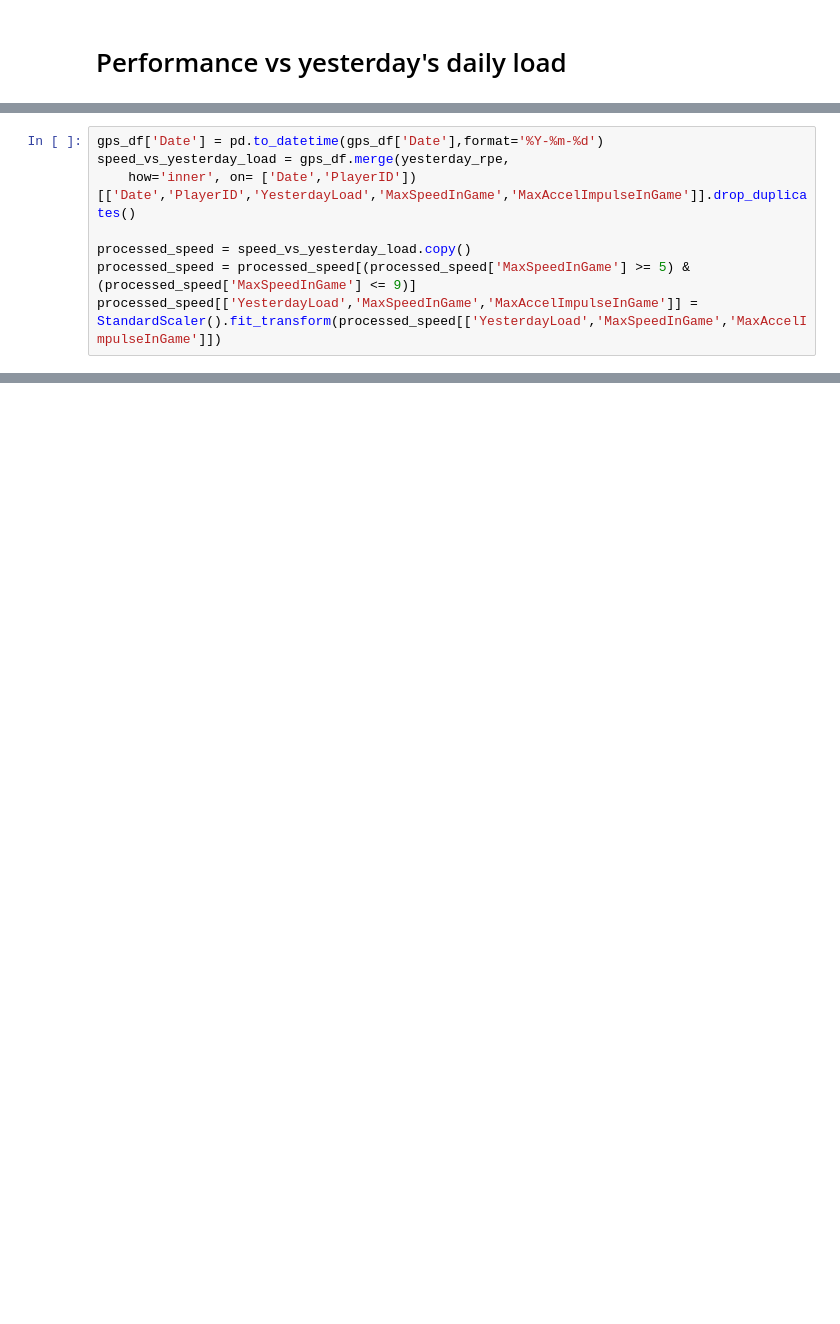
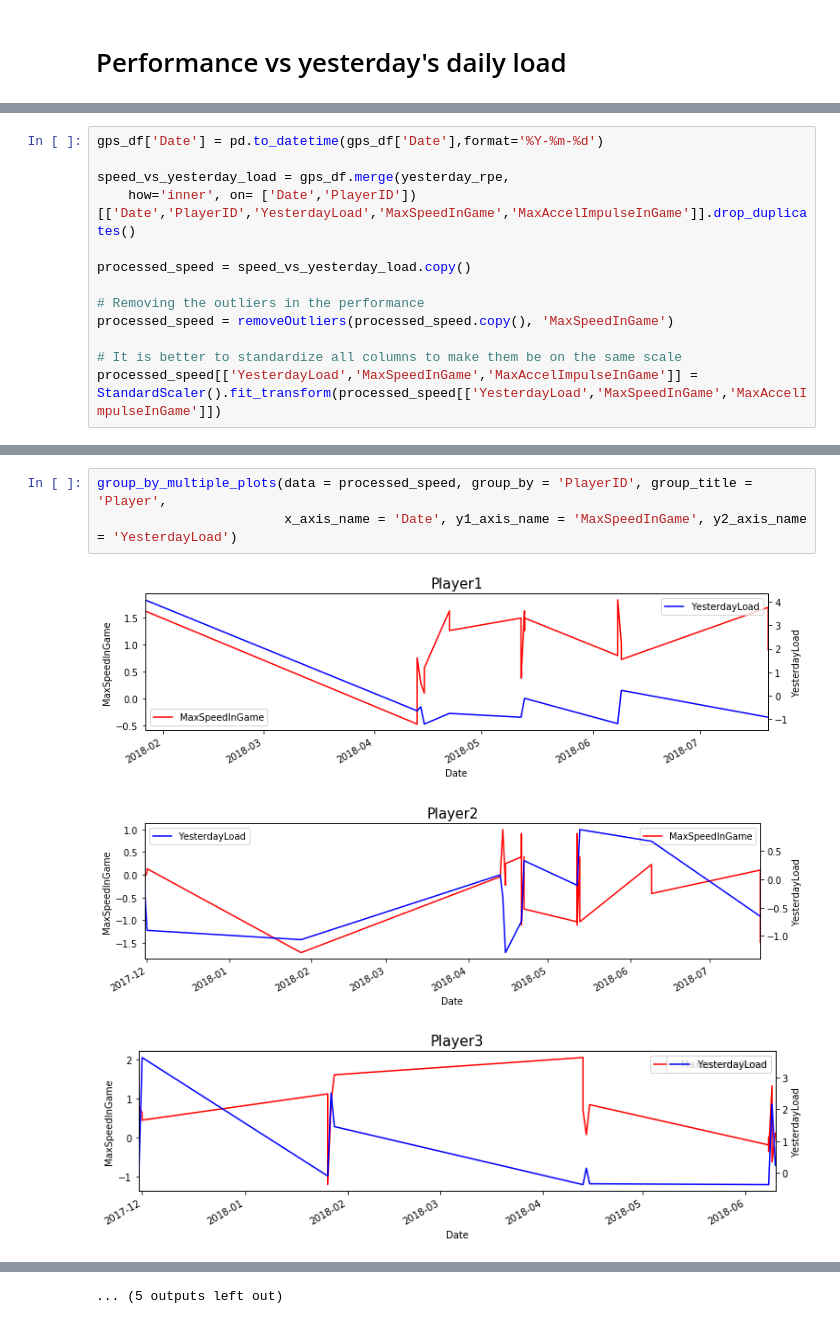
Before and after one commit to JoeRoussy/sta2453-project-1, a Jupyter notebook: yesterdays_load_vs_performance_and_wellness.ipynb, the cells around one changed output, grey strips where cells are left out. Saved outputs shown, nothing was run; the diff lists cells and outputs as text; blank space fills up the shorter version.

```diff
--- a/yesterdays_load_vs_performance_and_wellness.ipynb
+++ b/yesterdays_load_vs_performance_and_wellness.ipynb
@@ -357,8 +315,13 @@ processed_wellness['YesterdayLoad'].hist()
 # %%
 gps_df['Date'] = pd.to_datetime(gps_df['Date'],format='%Y-%m-%d')
+
 speed_vs_yesterday_load = gps_df.merge(yesterday_rpe,
     how='inner', on= ['Date','PlayerID'])[['Date','PlayerID','YesterdayLoad','MaxSpeedInGame','MaxAccelImpulseInGame']].drop_duplicates()
 
 processed_speed = speed_vs_yesterday_load.copy()
-processed_speed = processed_speed[(processed_speed['MaxSpeedInGame'] >= 5) & (processed_speed['MaxSpeedInGame'] <= 9)]
+
+# Removing the outliers in the performance
+processed_speed = removeOutliers(processed_speed.copy(), 'MaxSpeedInGame')
+
+# It is better to standardize all columns to make them be on the same scale
 processed_speed[['YesterdayLoad','MaxSpeedInGame','MaxAccelImpulseInGame']] = StandardScaler().fit_transform(processed_speed[['YesterdayLoad','MaxSpeedInGame','MaxAccelImpulseInGame']])
@@ -393,0 +330,7 @@ plt.close()
+# %%
+group_by_multiple_plots(data = processed_speed, group_by = 'PlayerID', group_title = 'Player',
+                        x_axis_name = 'Date', y1_axis_name = 'MaxSpeedInGame', y2_axis_name = 'YesterdayLoad')
+# %% [output]
+[figure, added]
+[figure, added]
+[figure, added]
@@ -393,0 +346 @@ plt.close()
+... (5 outputs left out)
```
Also changed, not shown: parts of 39 cells of this notebook.
